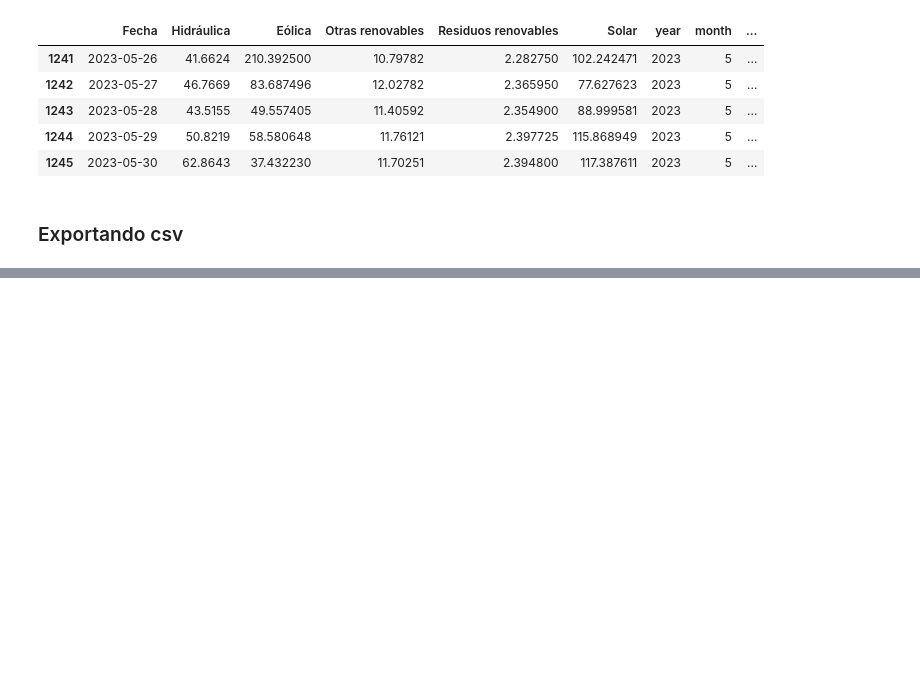
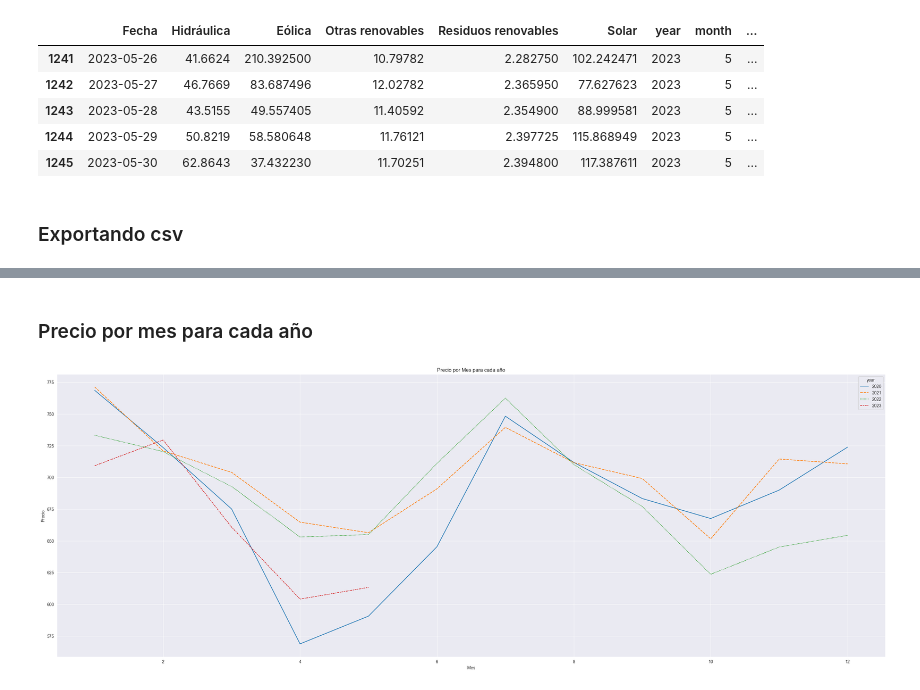
Before and after one commit to carolinariveraa/proyecto_final, a Jupyter notebook: predicciones.ipynb, the cells around one changed output, grey strips where cells are left out. Cells and saved outputs as stored; diff of their text form; code cells hidden in the pictures; blank space fills up the shorter version.

```diff
--- a/timeseries2.ipynb
+++ b/predicciones.ipynb
@@ -827,0 +849,25 @@ filled_uranio = filled_uranio.loc[:, ['Date', 'Close']]
+# %% [markdown]
+### Precio por mes para cada año
+# %%
+fig = plt.figure(figsize=(35,12))
+sns.set_style("darkgrid")
+
+# Obtener el mes y el año de la columna "Fecha"
+demanda['mes'] = demanda['Fecha'].dt.month
+demanda['year'] = demanda['Fecha'].dt.year
+
+# Crear la tabla pivotante utilizando pd.pivot_table()
+df_pivot = pd.pivot_table(demanda, index='mes', columns='year', values='Demanda')
+
+# Crear el gráfico utilizando Seaborn
+ax = sns.lineplot(data=df_pivot)
+
+# Configurar el título y las etiquetas de los ejes
+plt.title('Precio por Mes para cada año')
+plt.xlabel('Mes')
+plt.ylabel('Precio')
+
+# Mostrar el gráfico
+plt.show()
+# %% [output]
+[figure, added]
```
Also changed, not shown: parts of 10 cells of this notebook.
